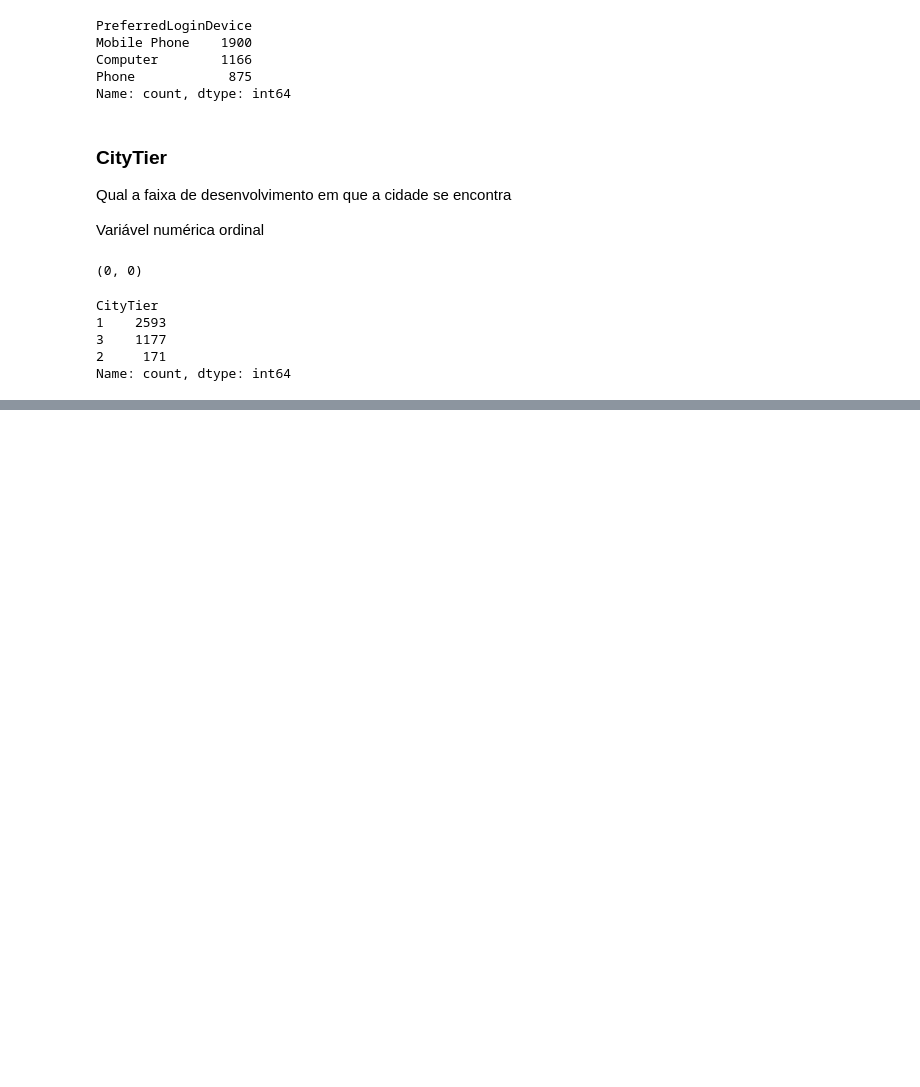
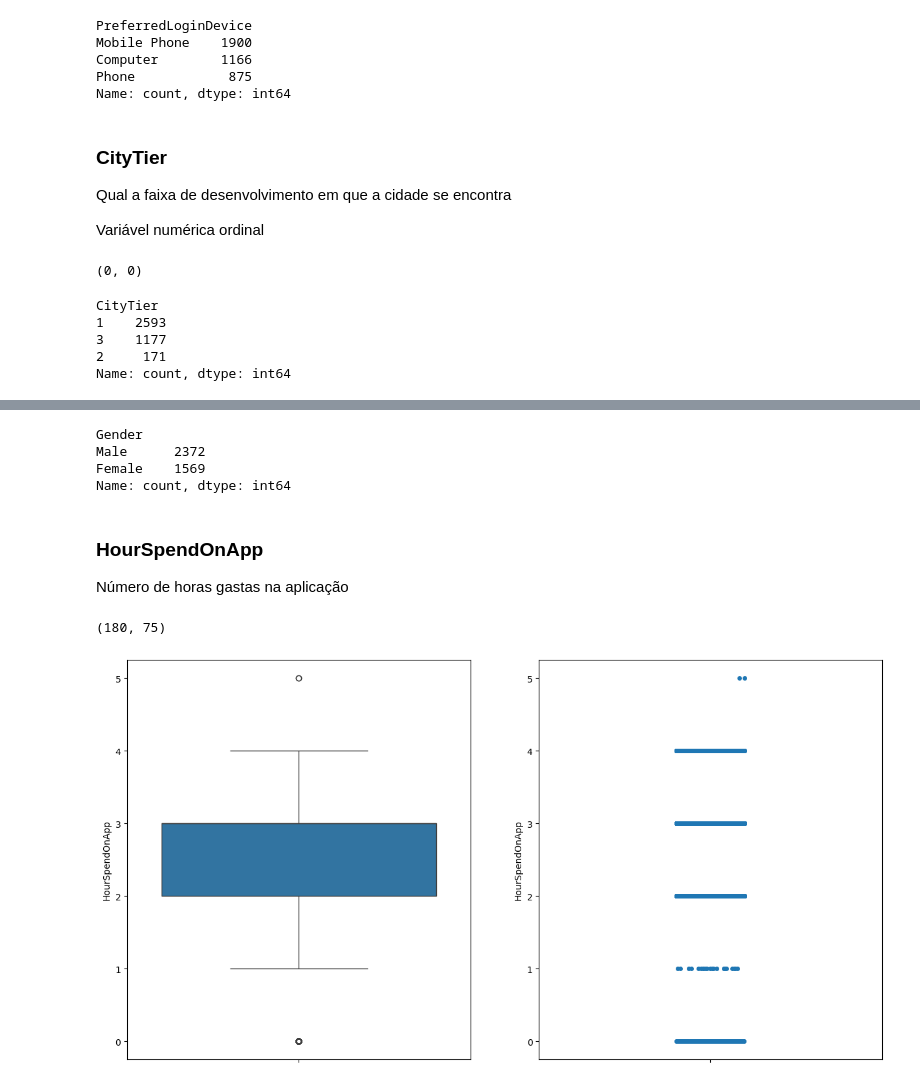
Before and after one commit to vtrnduda/ml-ecommerce-churn-prediction, a Jupyter notebook: notebooks/exploratory-analysis.ipynb, the cells around one changed output, grey strips where cells are left out. Saved outputs shown, nothing was run; the diff lists cells and outputs as text; code cells hidden in the pictures; blank space fills up the shorter version.

```diff
--- a/notebooks/exploratory-analysis.ipynb
+++ b/notebooks/exploratory-analysis.ipynb
@@ -282,0 +338,4 @@ Name: count, dtype: int64
+# %%
+# substituir outliers pelo numero que parece ser o correto
+
+x_train['WarehouseToHome'] = x_train['WarehouseToHome'].replace(127, 17).replace(126, 16)
@@ -282,0 +391,9 @@ Name: count, dtype: int64
+# %%
+x_train['PreferredPaymentMode_Debit'] = x_train['PreferredPaymentMode'].apply(lambda x: 1 if x == "Debit Card" else 0)
+x_train['PreferredPaymentMode_Credit'] = x_train['PreferredPaymentMode'].apply(lambda x: 1 if x == "Credit Card" else 0)
+x_train['PreferredPaymentMode_Ewallet'] = x_train['PreferredPaymentMode'].apply(lambda x: 1 if x == "E wallet" else 0)
+x_train['PreferredPaymentMode_UPI'] = x_train['PreferredPaymentMode'].apply(lambda x: 1 if x == "UPI" else 0)
+x_train['PreferredPaymentMode_COD'] = x_train['PreferredPaymentMode'].apply(lambda x: 1 if x == "COD" else 0)
+x_train['PreferredPaymentMode_CC'] = x_train['PreferredPaymentMode'].apply(lambda x: 1 if x == "CC" else 0)
+x_train['PreferredPaymentMode_Cash'] = x_train['PreferredPaymentMode'].apply(lambda x: 1 if x == "Cash on Delivery" else 0)
+x_train.drop(columns = ['PreferredPaymentMode'], inplace=True)
@@ -282,0 +417,33 @@ Name: count, dtype: int64
+# %%
+x_train['Gender'].value_counts()
+# %% [output]
+Gender
+Male      2372
+Female    1569
+Name: count, dtype: int64
+# %%
+x_train['Gender'] = x_train['Gender'].apply(lambda x: 1 if x == "Male" else 0)
+x_test['Gender'] = x_test['Gender'].apply(lambda x: 1 if x == "Male" else 0)
+# %% [markdown]
+### HourSpendOnApp
+
+Número de horas gastas na aplicação
+# %%
+x_train['HourSpendOnApp'].isnull().sum(), x_test['HourSpendOnApp'].isnull().sum()
+# %% [output]
+(180, 75)
+# %%
+## substituir nulos por 0
+
+x_train['HourSpendOnApp'] = x_train['HourSpendOnApp'].fillna(0)
+x_test['HourSpendOnApp'] = x_test['HourSpendOnApp'].fillna(0)
+# %%
+# Validar outliers
+
+fig = plt.figure(figsize=(15,8))
+gs = GridSpec(1,2)
+sns.boxplot(x_train['HourSpendOnApp'], ax=fig.add_subplot(gs[0,0]))
+sns.stripplot(x_train['HourSpendOnApp'], ax=fig.add_subplot(gs[0,1]))
+plt.show()
+# %% [output]
+[figure, added]
```
Also changed, not shown: parts of 85 cells of this notebook.
